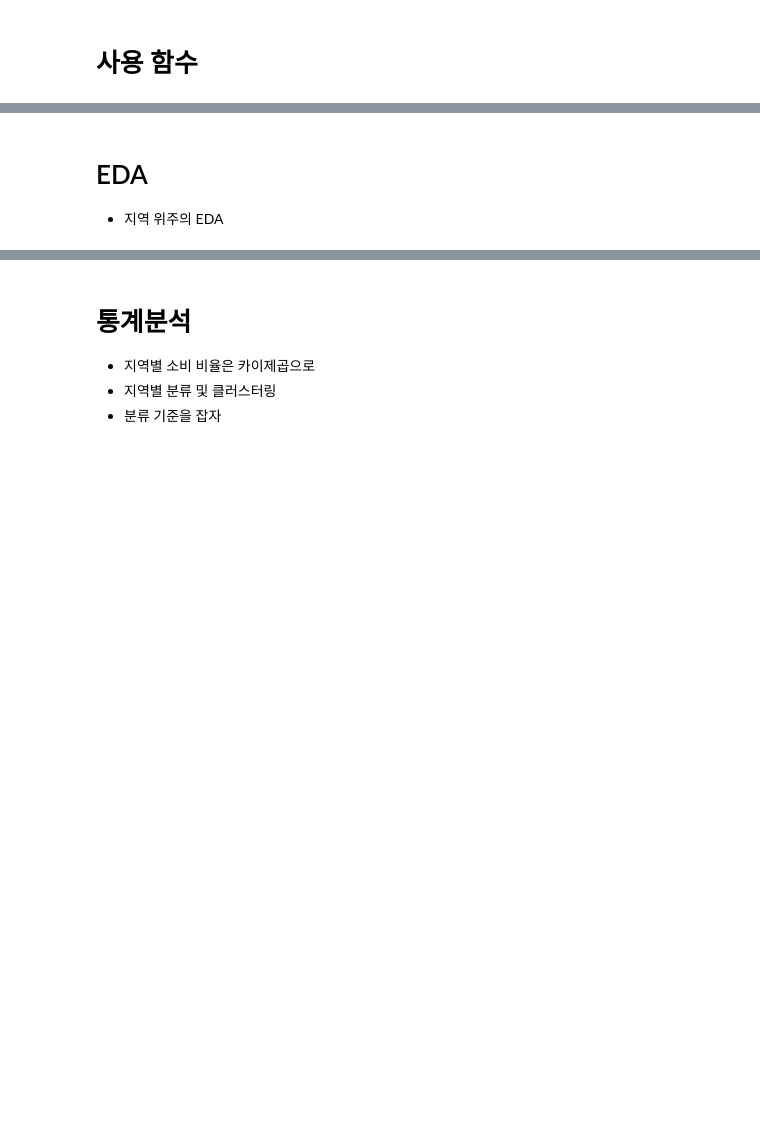
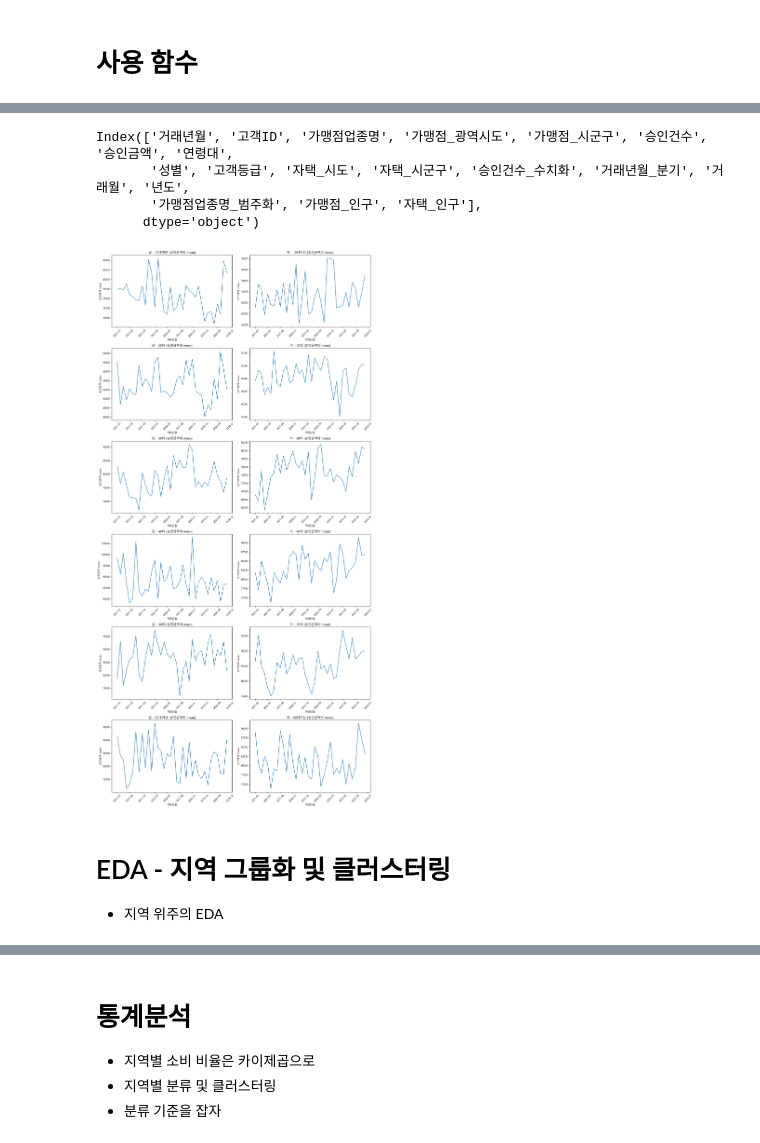
Before and after one commit to shs1018/iM_DiGital_Banker_academy, a Jupyter notebook: projects/iMBank_pj1/data_EDA.ipynb, the cells around one changed output, grey strips where cells are left out. Saved outputs shown, nothing was run; the diff lists cells and outputs as text; code cells hidden in the pictures; blank space fills up the shorter version.

```diff
--- a/projects/iMBank_pj1/data_EDA.ipynb
+++ b/projects/iMBank_pj1/data_EDA.ipynb
@@ -87,3 +285,53 @@ def age_compare_(category_col_1, category_col_2, category_name, df1, df2, hue =
+# %%
+def plot_age_gender_amount_2(colname1, colname2, calc = 'sum', data = data, standard = '승인금액'):
+    # Create a 6x2 subplot
+    fig, axes = plt.subplots(6, 2, figsize=(15, 30))  # 6 rows, 2 columns
+
+    # Plot index
+    plot_idx = 0
+    # 연령대 순서 정의
+    standard1 = data[colname1].unique()
+    standard2 = data[colname2].unique()
+    standard1.sort()
+    standard2.sort()
+    for a in standard1:
+        for b in standard2:
+            # Filtered DataFrame (subset)
+            subset = data[(data[colname1] == a) & (data[colname2] == b)]
+
+            if not subset.empty:
+                # Calculate monthly sum of 'standard3'
+                if calc == 'sum':
+                    monthly_sum_amount = subset.groupby('거래년월')[standard].sum().reset_index()
+                elif calc == 'mean':
+                    monthly_sum_amount = subset.groupby('거래년월')[standard].mean().reset_index()
+                elif calc == 'count':
+                    monthly_sum_amount = subset.groupby('거래년월')[standard].count().reset_index()
+
+                # Create line plot in the appropriate subplot
+                ax = axes[plot_idx // 2, plot_idx % 2]
+                sns.lineplot(data=monthly_sum_amount, x='거래년월', y=standard, ax=ax)
+                ax.set_title(f"{b} - {a} [{standard}의 {calc}]")
+                ax.set_xlabel("거래년월")
+                ax.set_ylabel(f"{standard} {calc}")
+                ax.tick_params(axis='x', rotation=45)
+
+                plot_idx += 1
+
+            # Adjust layout
+    plt.tight_layout()
+    plt.show()
+# %%
+data.columns
+# %% [output]
+Index(['거래년월', '고객ID', '가맹점업종명', '가맹점_광역시도', '가맹점_시군구', '승인건수', '승인금액', '연령대',
+       '성별', '고객등급', '자택_시도', '자택_시군구', '승인건수_수치화', '거래년월_분기', '거래월', '년도',
+       '가맹점업종명_범주화', '가맹점_인구', '자택_인구'],
+      dtype='object')
+# %%
+plot_age_gender_amount_2('연령대', '성별', calc = 'mean', standard='승인금액')
+# %% [output]
+[figure, added]
 # %% [markdown]
-# EDA
+# EDA - 지역 그룹화 및 클러스터링
 - 지역 위주의 EDA
```
Also changed, not shown: parts of 40 cells of this notebook, 4 other files.
